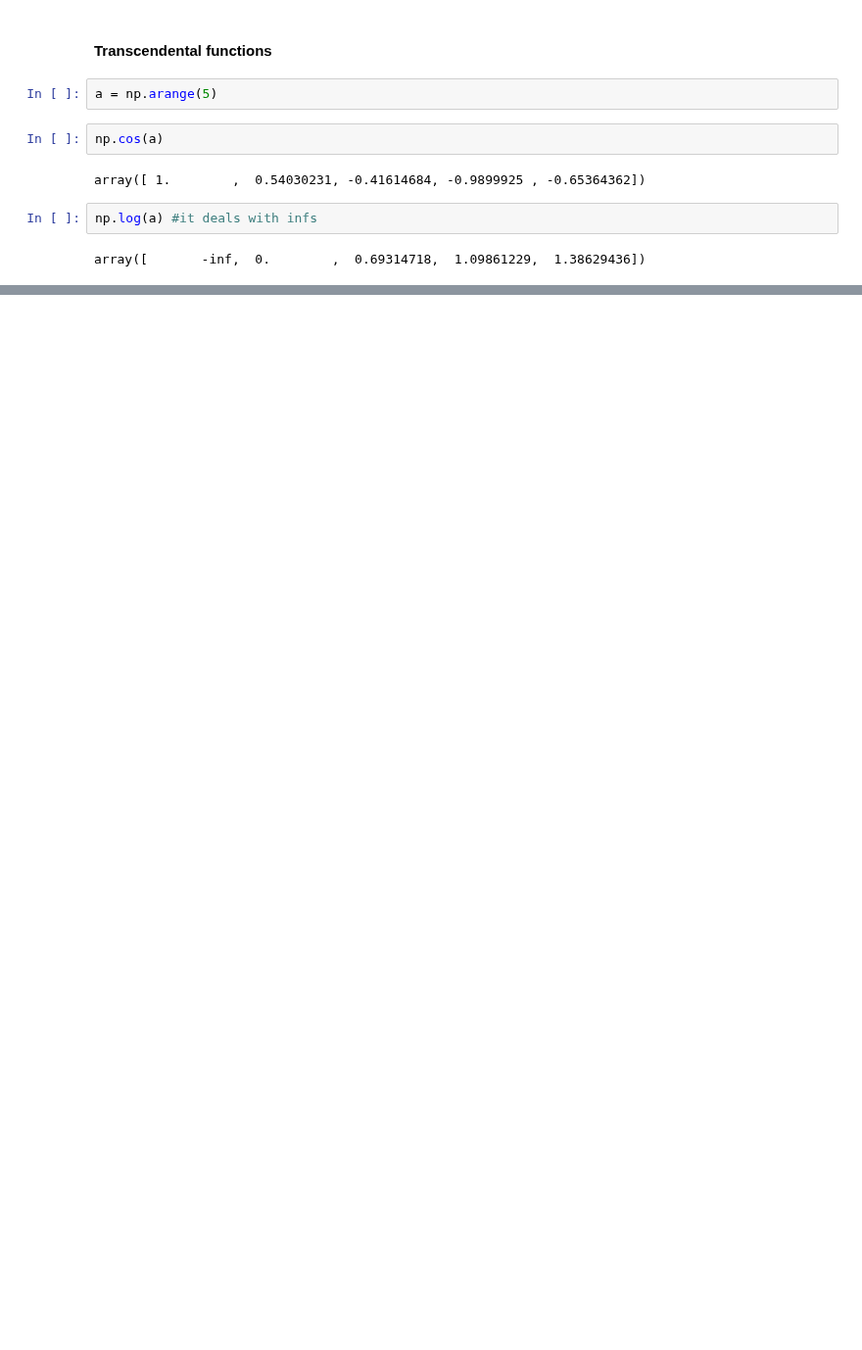
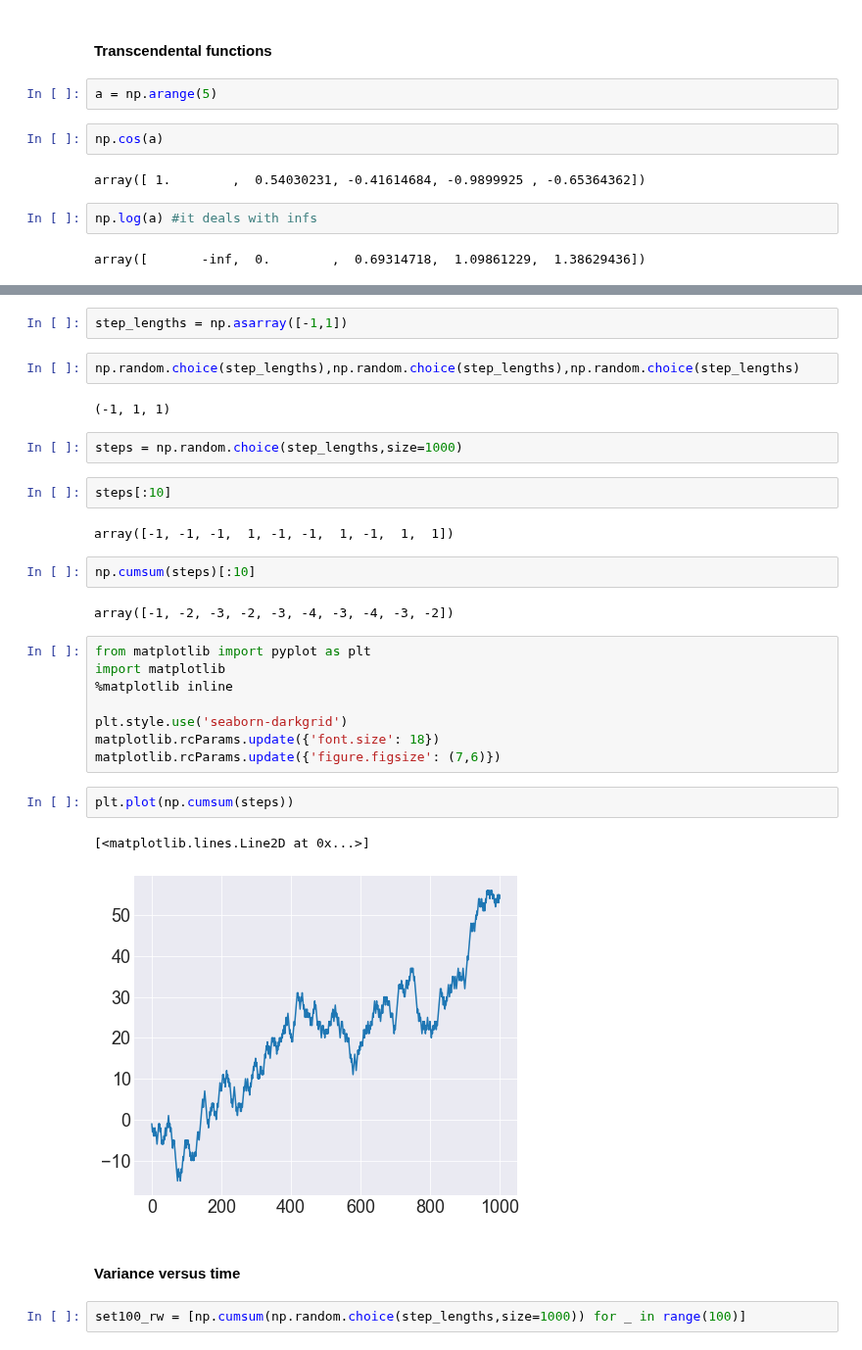
Before and after one commit to hvribeiro/MCSC1, a Jupyter notebook: aulas/01 - Getting Started with Scientific Python.ipynb, the cells around one changed output, grey strips where cells are left out. Shown at 98% size. Saved outputs shown, nothing was run; the diff lists cells and outputs as text; blank space fills up the shorter version.

```diff
--- a/aulas/01 - Getting Started with Scientific Python.ipynb
+++ b/aulas/01 - Getting Started with Scientific Python.ipynb
@@ -2269,0 +2395,33 @@ array([       -inf,  0.        ,  0.69314718,  1.09861229,  1.38629436])
+# %%
+step_lengths = np.asarray([-1,1])
+# %%
+np.random.choice(step_lengths),np.random.choice(step_lengths),np.random.choice(step_lengths)
+# %% [output]
+(-1, 1, 1)
+# %%
+steps = np.random.choice(step_lengths,size=1000)
+# %%
+steps[:10]
+# %% [output]
+array([-1, -1, -1,  1, -1, -1,  1, -1,  1,  1])
+# %%
+np.cumsum(steps)[:10]
+# %% [output]
+array([-1, -2, -3, -2, -3, -4, -3, -4, -3, -2])
+# %%
+from matplotlib import pyplot as plt
+import matplotlib
+%matplotlib inline
+
+plt.style.use('seaborn-darkgrid')
+matplotlib.rcParams.update({'font.size': 18})
+matplotlib.rcParams.update({'figure.figsize': (7,6)})
+# %%
+plt.plot(np.cumsum(steps))
+# %% [output]
+[<matplotlib.lines.Line2D at 0x...>]
+[figure, added]
+# %% [markdown]
+#### Variance versus time
+# %%
+set100_rw = [np.cumsum(np.random.choice(step_lengths,size=1000)) for _ in range(100)]
```
Also changed, not shown: parts of 48 cells of this notebook, 1 other file.
